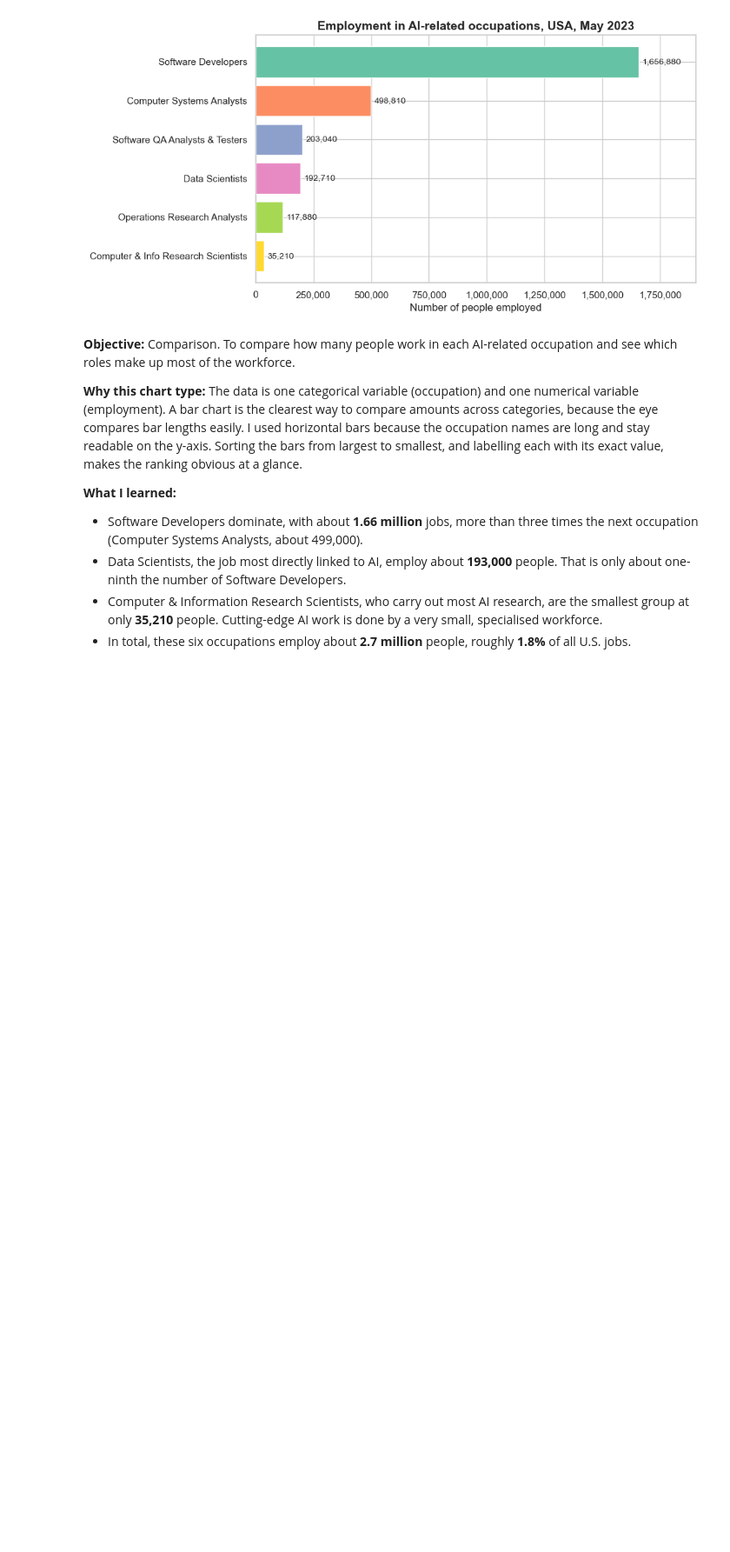
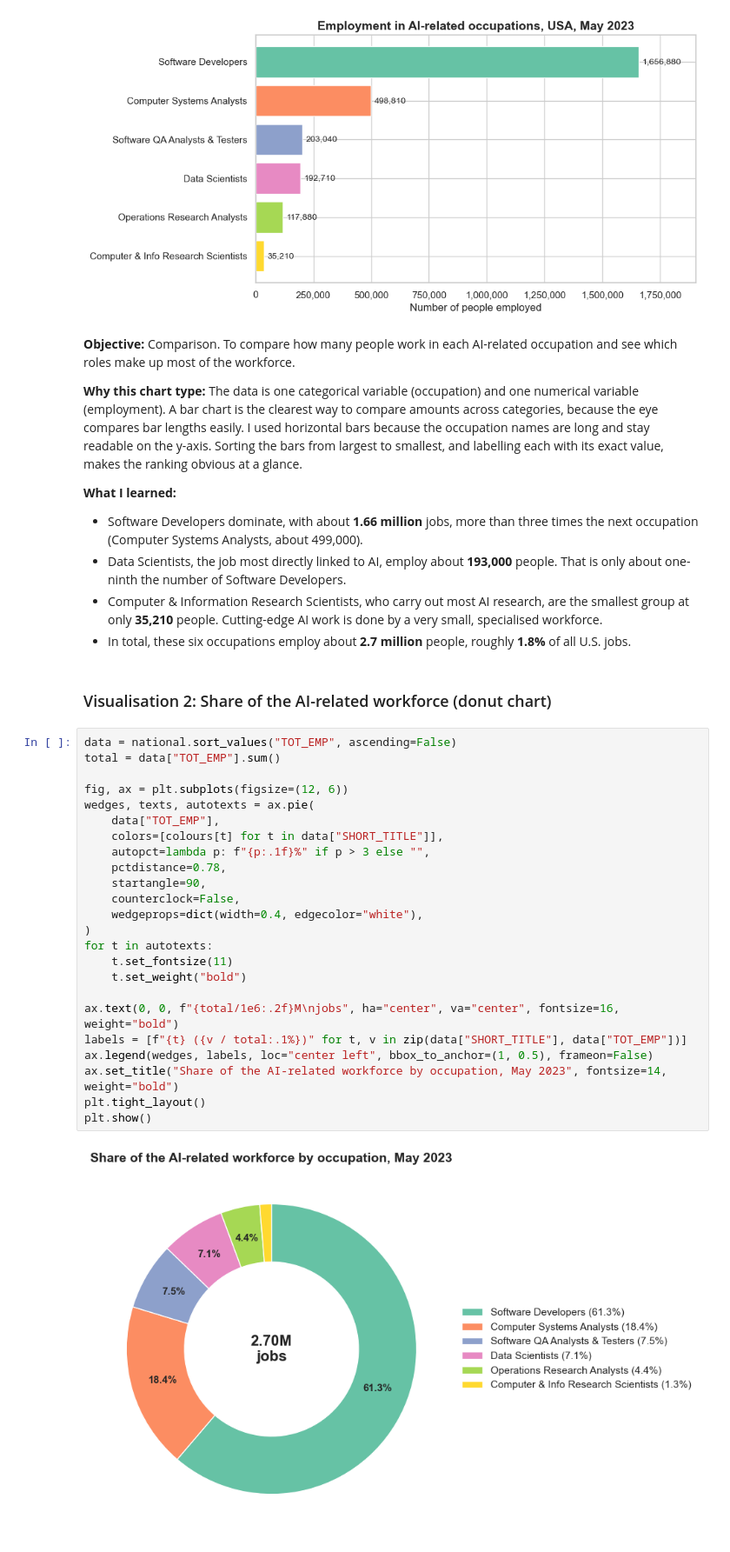
Before and after one commit to Enne08/ai-employment-analysis, a Jupyter notebook: ai_employment_analysis.ipynb, the cells around one changed output. Shown at 87% size. Saved outputs shown, nothing was run; the diff lists cells and outputs as text; blank space fills up the shorter version.

Commit message:
Add donut chart of AI workforce share by occupation

```diff
--- a/ai_employment_analysis.ipynb
+++ b/ai_employment_analysis.ipynb
@@ -295,3 +295,31 @@ plt.show()
 - Data Scientists, the job most directly linked to AI, employ about **193,000** people. That is only about one-ninth the number of Software Developers.
 - Computer & Information Research Scientists, who carry out most AI research, are the smallest group at only **35,210** people. Cutting-edge AI work is done by a very small, specialised workforce.
 - In total, these six occupations employ about **2.7 million** people, roughly **1.8%** of all U.S. jobs.
+# %% [markdown]
+### Visualisation 2: Share of the AI-related workforce (donut chart)
+# %%
+data = national.sort_values("TOT_EMP", ascending=False)
+total = data["TOT_EMP"].sum()
+
+fig, ax = plt.subplots(figsize=(12, 6))
+wedges, texts, autotexts = ax.pie(
+    data["TOT_EMP"],
+    colors=[colours[t] for t in data["SHORT_TITLE"]],
+    autopct=lambda p: f"{p:.1f}%" if p > 3 else "",
+    pctdistance=0.78,
+    startangle=90,
+    counterclock=False,
+    wedgeprops=dict(width=0.4, edgecolor="white"),
+)
+for t in autotexts:
+    t.set_fontsize(11)
+    t.set_weight("bold")
+
+ax.text(0, 0, f"{total/1e6:.2f}M\njobs", ha="center", va="center", fontsize=16, weight="bold")
+labels = [f"{t} ({v / total:.1%})" for t, v in zip(data["SHORT_TITLE"], data["TOT_EMP"])]
+ax.legend(wedges, labels, loc="center left", bbox_to_anchor=(1, 0.5), frameon=False)
+ax.set_title("Share of the AI-related workforce by occupation, May 2023", fontsize=14, weight="bold")
+plt.tight_layout()
+plt.show()
+# %% [output]
+[figure, added]
```
Also changed, not shown: parts of 1 cell of this notebook.
